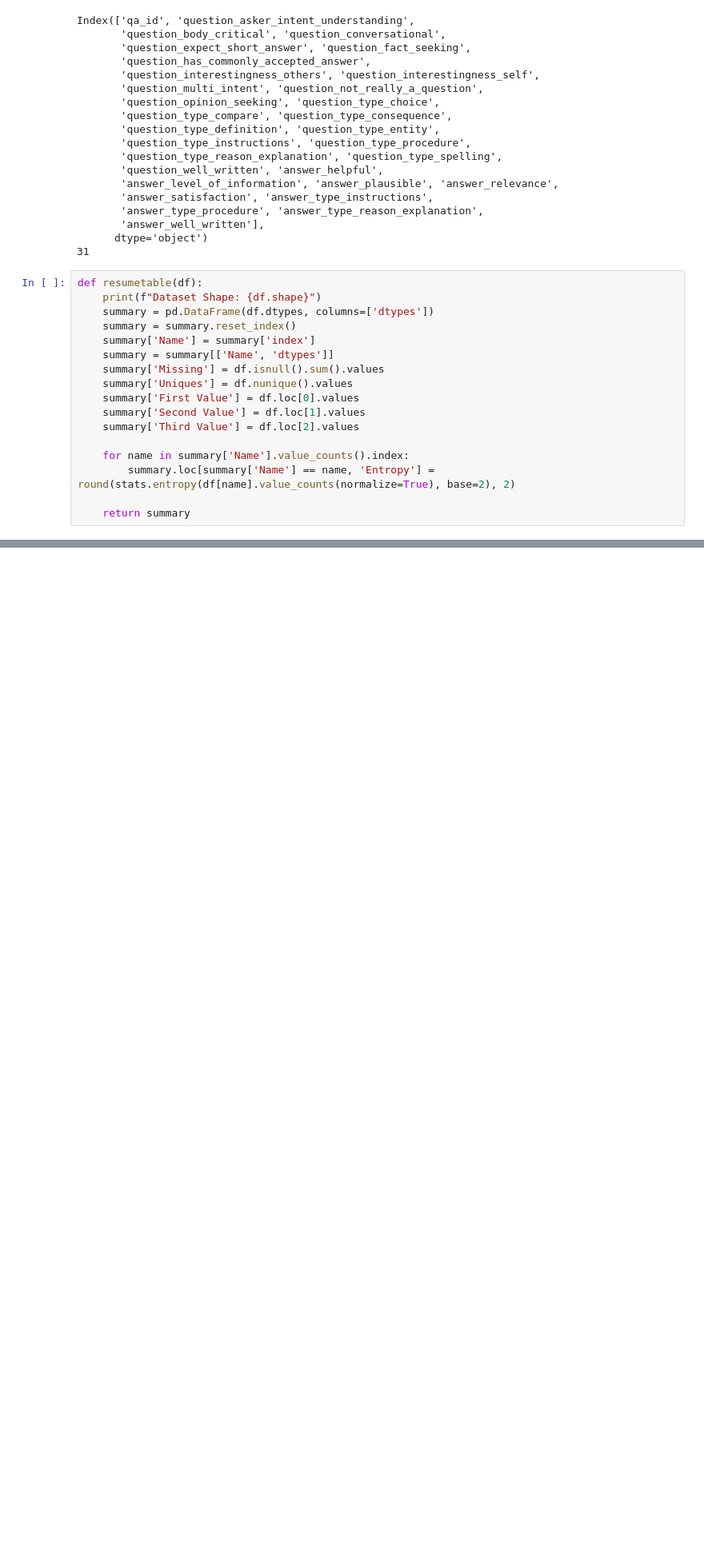
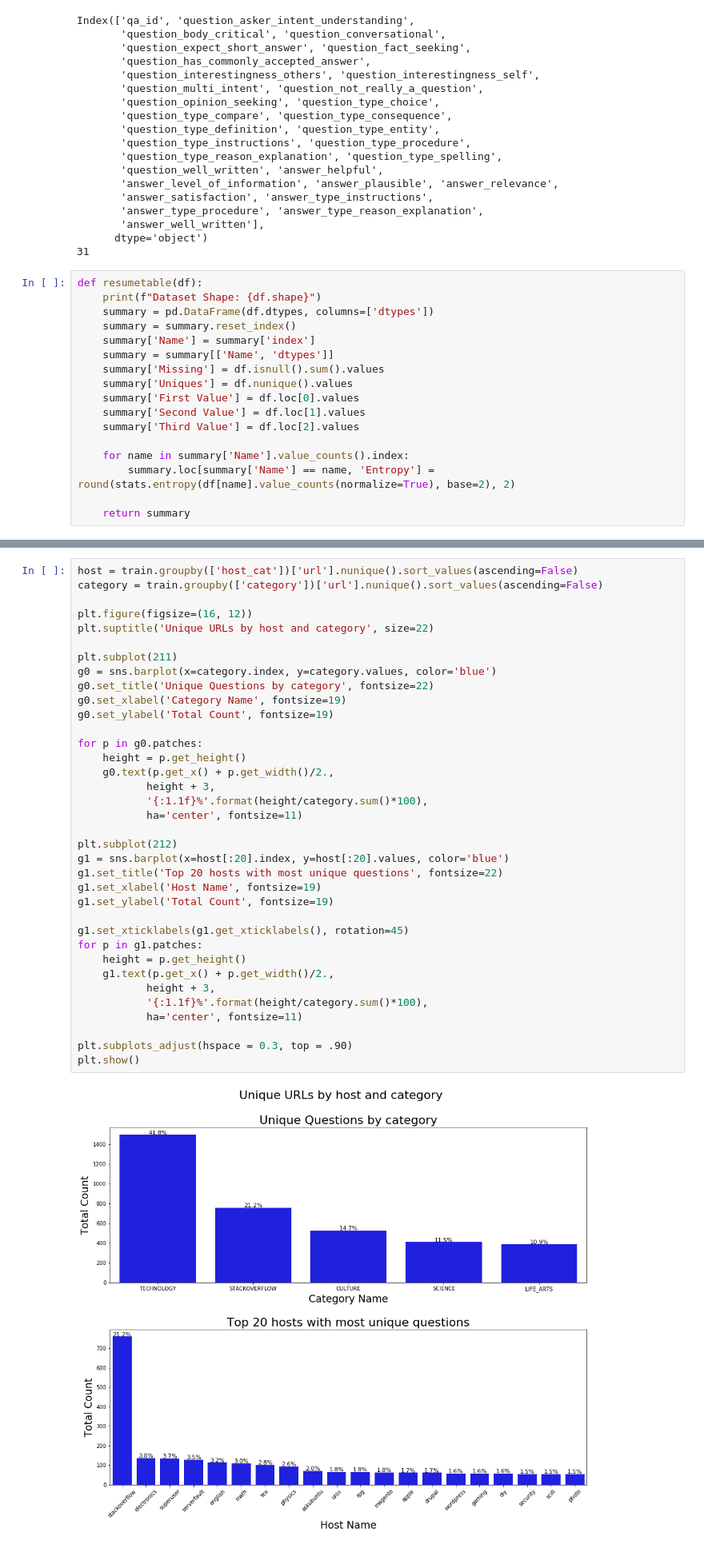
Before and after one commit to prakhar154/GoogleQuestQ-ALabeling, a Jupyter notebook: code.ipynb, the cells around one changed output, grey strips where cells are left out. Shown: that part at 80% size. Drawn from its saved outputs; the diff is of its cells as text; blank space fills up the shorter version.

```diff
--- a/code.ipynb
+++ b/code.ipynb
@@ -120,0 +129,38 @@ AttributeError: 'DataFrame' object has no attribute 'host'
+# %%
+host = train.groupby(['host_cat'])['url'].nunique().sort_values(ascending=False)
+category = train.groupby(['category'])['url'].nunique().sort_values(ascending=False)
+
+plt.figure(figsize=(16, 12))
+plt.suptitle('Unique URLs by host and category', size=22)
+
+plt.subplot(211)
+g0 = sns.barplot(x=category.index, y=category.values, color='blue')
+g0.set_title('Unique Questions by category', fontsize=22)
+g0.set_xlabel('Category Name', fontsize=19)
+g0.set_ylabel('Total Count', fontsize=19)
+
+for p in g0.patches:
+    height = p.get_height()
+    g0.text(p.get_x() + p.get_width()/2.,
+           height + 3,
+           '{:1.1f}%'.format(height/category.sum()*100),
+           ha='center', fontsize=11)
+
+plt.subplot(212)
+g1 = sns.barplot(x=host[:20].index, y=host[:20].values, color='blue')
+g1.set_title('Top 20 hosts with most unique questions', fontsize=22)
+g1.set_xlabel('Host Name', fontsize=19)
+g1.set_ylabel('Total Count', fontsize=19)
+
+g1.set_xticklabels(g1.get_xticklabels(), rotation=45)
+for p in g1.patches:
+    height = p.get_height()
+    g1.text(p.get_x() + p.get_width()/2.,
+           height + 3,
+           '{:1.1f}%'.format(height/category.sum()*100),
+           ha='center', fontsize=11)
+
+plt.subplots_adjust(hspace = 0.3, top = .90)
+plt.show()
+# %% [output]
+[figure, added]
```
Also changed, not shown: parts of 7 cells of this notebook.
